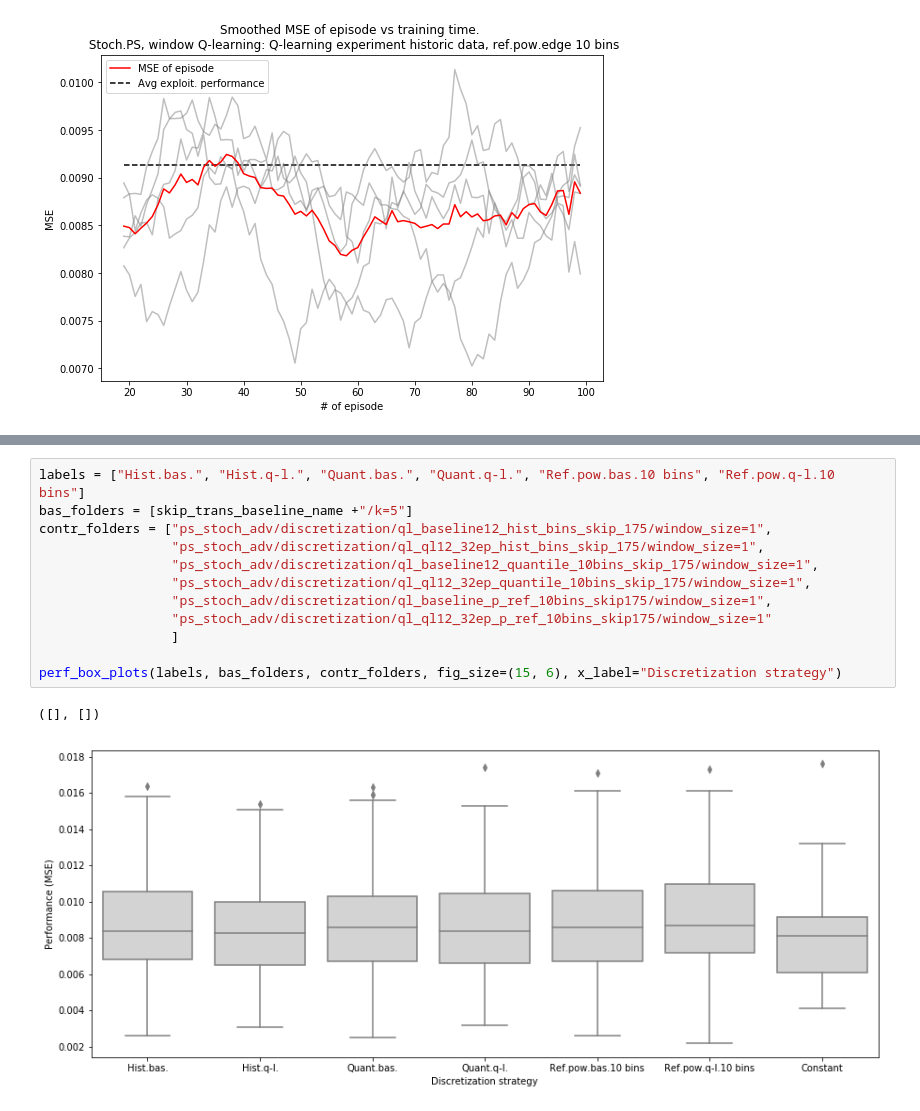
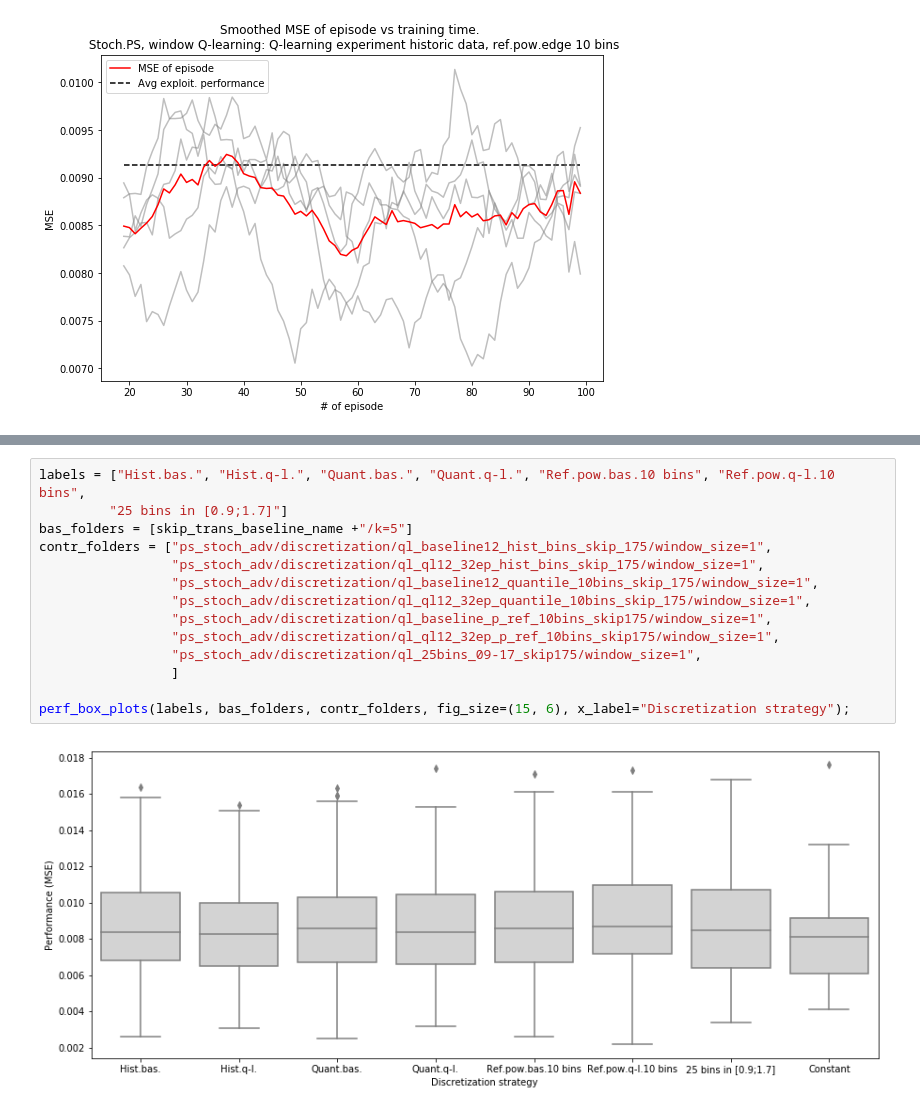
Before and after one commit to OlehLuk/rl-power-control, a Jupyter notebook: experiments/results/ps_stoch_discretization.ipynb, the cells around one changed output, grey strips where cells are left out. Saved outputs shown, nothing was run; the diff lists cells and outputs as text.

Commit message:
Added q-l.25bina[0.9;1.7] exp.results and visualizations

```diff
--- a/experiments/results/ps_stoch_discretization.ipynb
+++ b/experiments/results/ps_stoch_discretization.ipynb
@@ -426,15 +448,16 @@ Average exploitation performance of each agent:
 # %%
-labels = ["Hist.bas.", "Hist.q-l.", "Quant.bas.", "Quant.q-l.", "Ref.pow.bas.10 bins", "Ref.pow.q-l.10 bins"]
+labels = ["Hist.bas.", "Hist.q-l.", "Quant.bas.", "Quant.q-l.", "Ref.pow.bas.10 bins", "Ref.pow.q-l.10 bins",
+         "25 bins in [0.9;1.7]"]
 bas_folders = [skip_trans_baseline_name +"/k=5"]
 contr_folders = ["ps_stoch_adv/discretization/ql_baseline12_hist_bins_skip_175/window_size=1",
                  "ps_stoch_adv/discretization/ql_ql12_32ep_hist_bins_skip_175/window_size=1",
                  "ps_stoch_adv/discretization/ql_baseline12_quantile_10bins_skip_175/window_size=1",
                  "ps_stoch_adv/discretization/ql_ql12_32ep_quantile_10bins_skip_175/window_size=1",
                  "ps_stoch_adv/discretization/ql_baseline_p_ref_10bins_skip175/window_size=1",
-                 "ps_stoch_adv/discretization/ql_ql12_32ep_p_ref_10bins_skip175/window_size=1"
+                 "ps_stoch_adv/discretization/ql_ql12_32ep_p_ref_10bins_skip175/window_size=1",
+                 "ps_stoch_adv/discretization/ql_25bins_09-17_skip175/window_size=1",
                  ]
 
-perf_box_plots(labels, bas_folders, contr_folders, fig_size=(15, 6), x_label="Discretization strategy")
+perf_box_plots(labels, bas_folders, contr_folders, fig_size=(15, 6), x_label="Discretization strategy");
 # %% [output]
-([], [])
-[figure, old version]
+[figure, new version]
```
Also changed, not shown: parts of 3 cells of this notebook, 35 other files.
